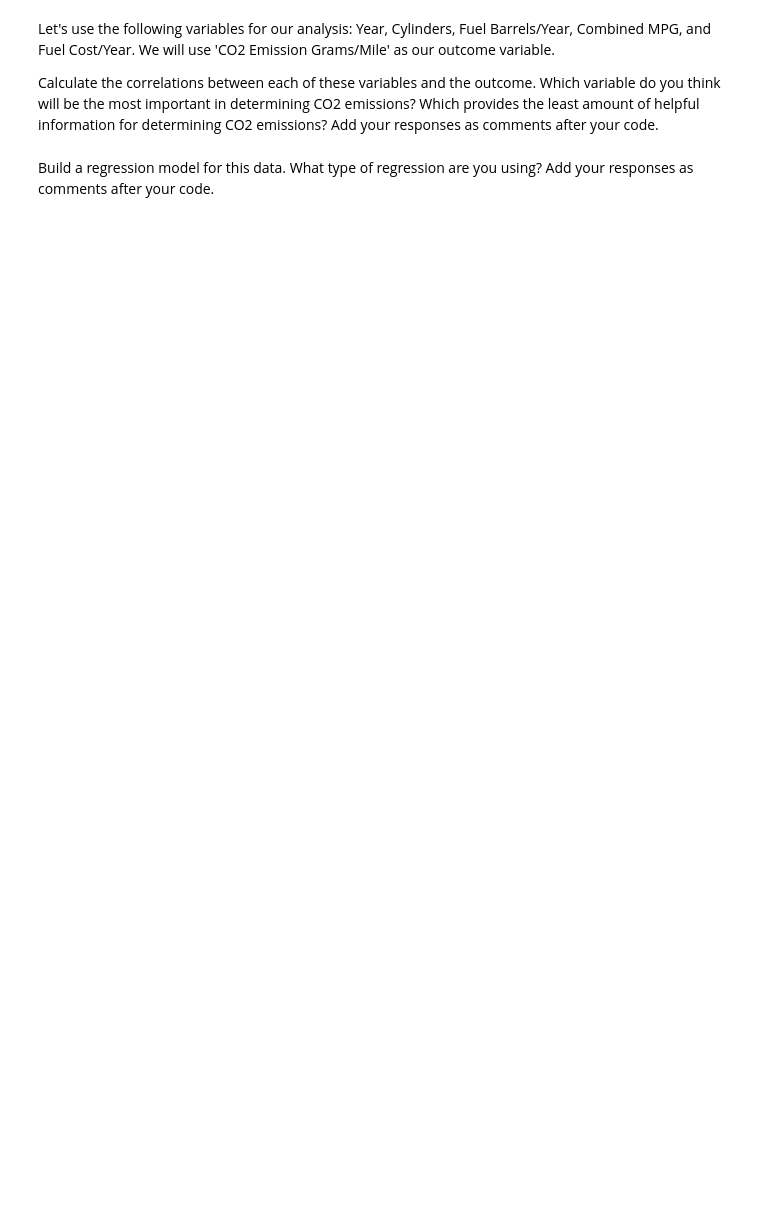
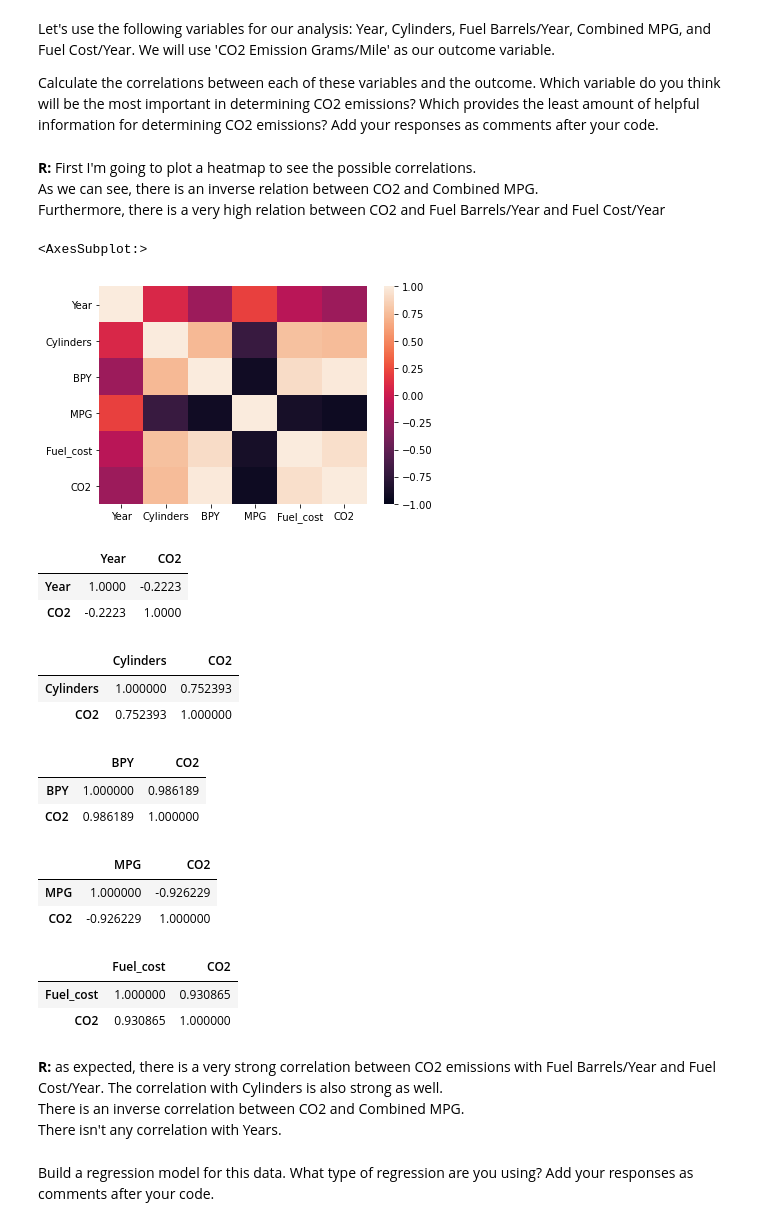
Before and after one commit to Ironhack-Data-Madrid-Enero-2021/lab-regression-analysis, a Jupyter notebook: your-code.ipynb, the cells around one changed output. Saved outputs shown, nothing was run; the diff lists cells and outputs as text; code cells hidden in the pictures; blank space fills up the shorter version.

```diff
--- a/your-code.ipynb
+++ b/your-code.ipynb
@@ -121,0 +121,3 @@ For the second part of this lab, we will use the vehicles.csv data set. You can
+# %%
+vehicles = pd.read_csv("vehicles.csv", index_col=0)
+vehicles.head()
@@ -128,2 +136,50 @@ Calculate the correlations between each of these variables and the outcome. Whic
+# %% [markdown]
+**R:** First I'm going to plot a heatmap to see the possible correlations.
+As we can see, there is an inverse relation between CO2 and Combined MPG.
+Furthermore, there is a very high relation between CO2 and Fuel Barrels/Year and Fuel Cost/Year
+# %%
+#I'm changing the column names, if not, later is a pain to calculate the regressions with statsmodels
+vehicles.rename(columns={"Fuel Barrels/Year": "BPY", "Combined MPG": "MPG", "Fuel Cost/Year": "Fuel_cost", "CO2 Emission Grams/Mile": "CO2"}, inplace=True)
+
+cars = vehicles[["Year", "Cylinders", "BPY", "MPG", "Fuel_cost", "CO2"]]
+
+sns.heatmap(cars.corr(), vmin=-1, vmax=1)
+# %% [output]
+<AxesSubplot:>
+[figure, added]
+# %%
+cars[['Year', 'CO2']].corr(method='pearson')
+# %% [output]
+|  | Year | CO2 |
+| Year | 1.0000 | -0.2223 |
+| CO2 | -0.2223 | 1.0000 |
+# %%
+cars[['Cylinders', 'CO2']].corr(method='pearson')
+# %% [output]
+|  | Cylinders | CO2 |
+| Cylinders | 1.000000 | 0.752393 |
+| CO2 | 0.752393 | 1.000000 |
+# %%
+cars[['BPY', 'CO2']].corr(method='pearson')
+# %% [output]
+|  | BPY | CO2 |
+| BPY | 1.000000 | 0.986189 |
+| CO2 | 0.986189 | 1.000000 |
+# %%
+cars[['MPG', 'CO2']].corr(method='pearson')
+# %% [output]
+|  | MPG | CO2 |
+| MPG | 1.000000 | -0.926229 |
+| CO2 | -0.926229 | 1.000000 |
+# %%
+cars[['Fuel_cost', 'CO2']].corr(method='pearson')
+# %% [output]
+|  | Fuel_cost | CO2 |
+| Fuel_cost | 1.000000 | 0.930865 |
+| CO2 | 0.930865 | 1.000000 |
+# %% [markdown]
+**R:** as expected, there is a very strong correlation between CO2 emissions with Fuel Barrels/Year and Fuel Cost/Year. The correlation with Cylinders is also strong as well.
+There is an inverse correlation between CO2 and Combined MPG.
+There isn't any correlation with Years.
 # %% [markdown]
 Build a regression model for this data. What type of regression are you using? Add your responses as comments after your code.
```
Also changed, not shown: parts of 22 cells of this notebook.
